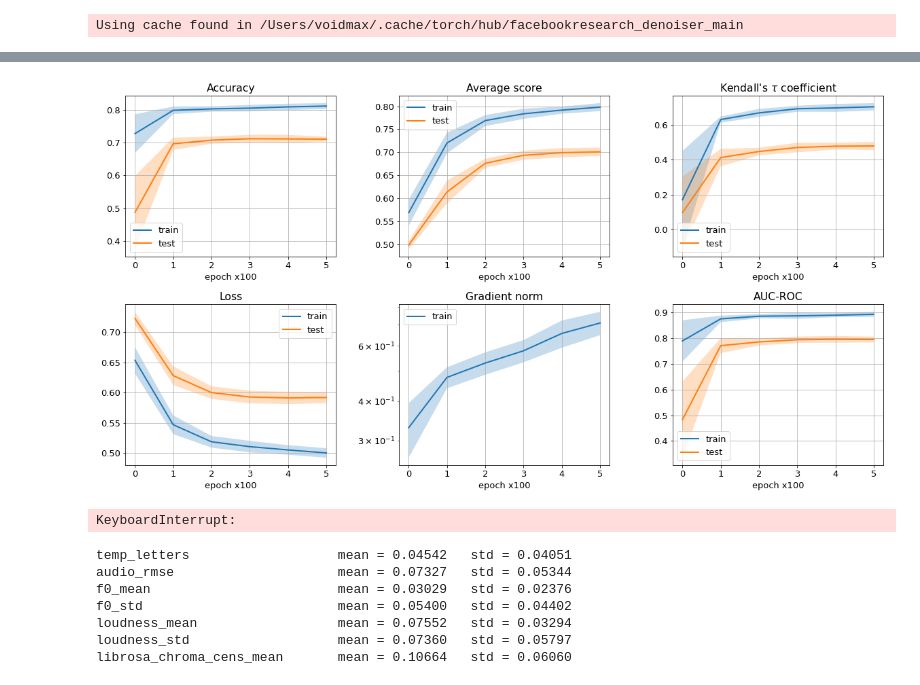
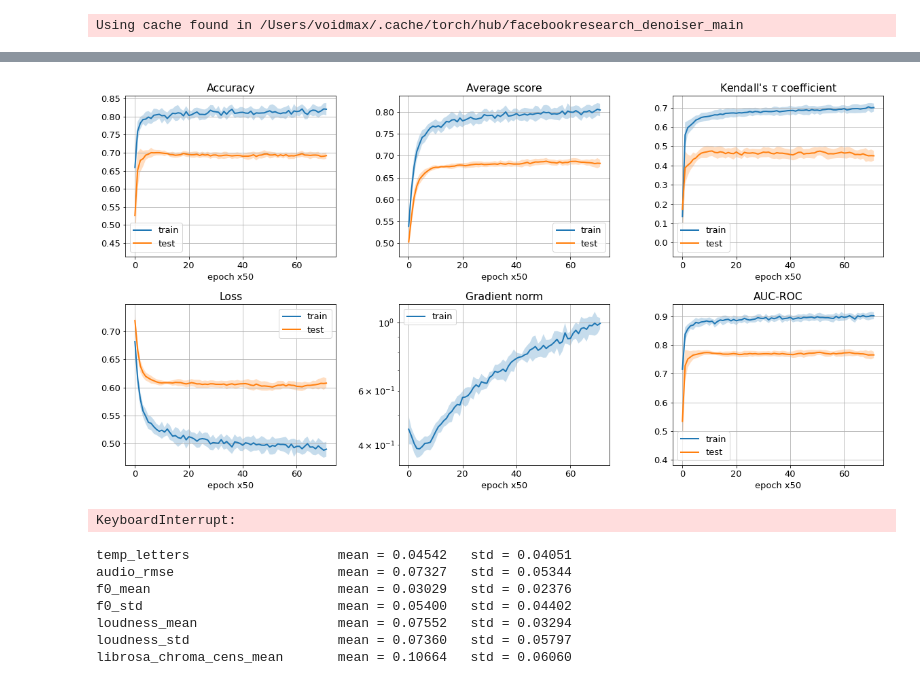
Before and after one commit to voidmax/VoiceEnergy, a Jupyter notebook: exps/nn_pairwise_ranking.ipynb, the cells around one changed output, grey strips where cells are left out. Saved outputs shown, nothing was run; the diff lists cells and outputs as text; code cells hidden in the pictures.

```diff
--- a/exps/nn_pairwise_ranking.ipynb
+++ b/exps/nn_pairwise_ranking.ipynb
@@ -72,17 +72,17 @@ with warnings.catch_warnings():
             if voice not in audiofiles:
                 audiofiles[voice] = librosa.load(os.path.join(POOL_PATH, voice), sr=SAMPLE_RATE)[0]
 # %%
-def get_audio(idx, row):
+def get_audio(audio_key):
     try:
-        return audiofiles[row[f"voice_{idx}"]]
-    except FileNotFoundError:
-        print("FileNotFoundError", idx, row[f"voice_{idx}"])
+        return audiofiles[audio_key[0]]
+    except KeyError:
+        print("FileNotFoundError", audio_key[0])
         raise
 
-def get_audio_LR(idx, row):
+def get_audio_LR(audio_key):
     try:
-        return get_audio(idx, row)[row[f"L_{idx}"]: row[f"R_{idx}"]]
-    except FileNotFoundError:
+        return get_audio(audio_key)[audio_key[1]: audio_key[2]]
+    except KeyError:
         pass
 # %%
 data_train = pd.DataFrame(data_formated.loc[~data["validation"]], columns=data_formated.columns)
@@ -150,7 +150,7 @@ feature_extractor = FeatureExtractor(
             "f0_mean", "f0_std", "loudness_mean", "loudness_std",
         ]),
         (fgen.LibrosaFeatureGenerator(), [
-            "librosa_chroma_cens_mean",
+            "librosa_tonnetz_std"
         ])
     ]
 )
@@ -235,9 +235,7 @@ class SmallModel(nn.Module):
         self.MLP = nn.Sequential(
             nn.Linear(W, 8, bias=True),
             nn.LeakyReLU(0.1),
-            nn.Linear(8, 4, bias=False),
-            nn.LeakyReLU(0.1),
-            nn.Linear(4, 1, bias=False),
+            nn.Linear(8, 1, bias=False),
         )
 
     def forward(self, input):
@@ -269,7 +267,7 @@ optimizer = [torch.optim.Adam(model[i].parameters(), lr=3e-4) for i in range(USI
 cross_history_train = defaultdict(lambda: [[] for i in range(USING_CROSS_VALIDATION_SIZE)])
 cross_history_test = defaultdict(lambda: [[] for i in range(USING_CROSS_VALIDATION_SIZE)])
 
-times = 100
+times = 50
 xlabel = f"epoch x{times}"
 
 for epoch in range(500):
@@ -360,34 +358,34 @@ for epoch in range(500):
     plt.xlabel(xlabel)
     plt.legend()
 
     plt.subplot(2, 3, 5)
     plot_history(cross_history_train["grad_norm"], label="train")
     plt.title("Gradient norm")
     plt.yscale("log")
     plt.grid()
     plt.xlabel(xlabel)
     plt.legend()
 
     plt.subplot(2, 3, 2)
     plot_history(cross_history_train["average_score"], label="train")
     plot_history(cross_history_test["average_score"], label="test")
     plt.title("Average score")
     plt.grid()
     plt.xlabel(xlabel)
     plt.legend()
 
     plt.subplot(2, 3, 6)
     plot_history(cross_history_train["roc-auc"], label="train")
     plot_history(cross_history_test["roc-auc"], label="test")
     plt.title("AUC-ROC")
     plt.grid()
     plt.xlabel(xlabel)
     plt.legend()
 
     plt.show()
     # break
 # %% [output]
-[figure, old version]
+[figure, new version]
 KeyboardInterrupt:
 # %%
 imp = defaultdict(list)
```
Also changed, not shown: parts of 1 cell of this notebook, 5 other files.
